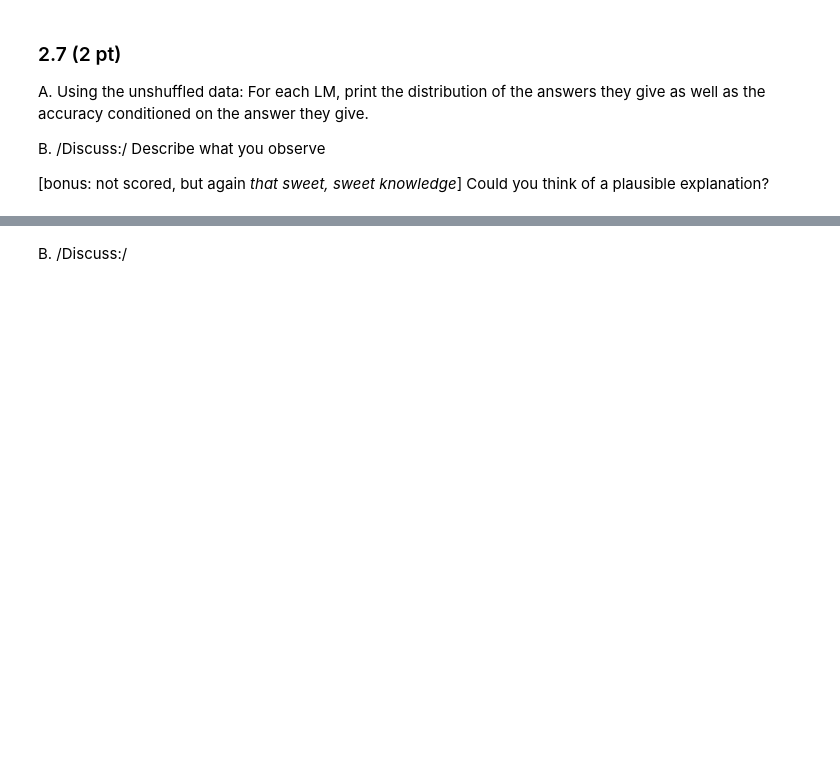
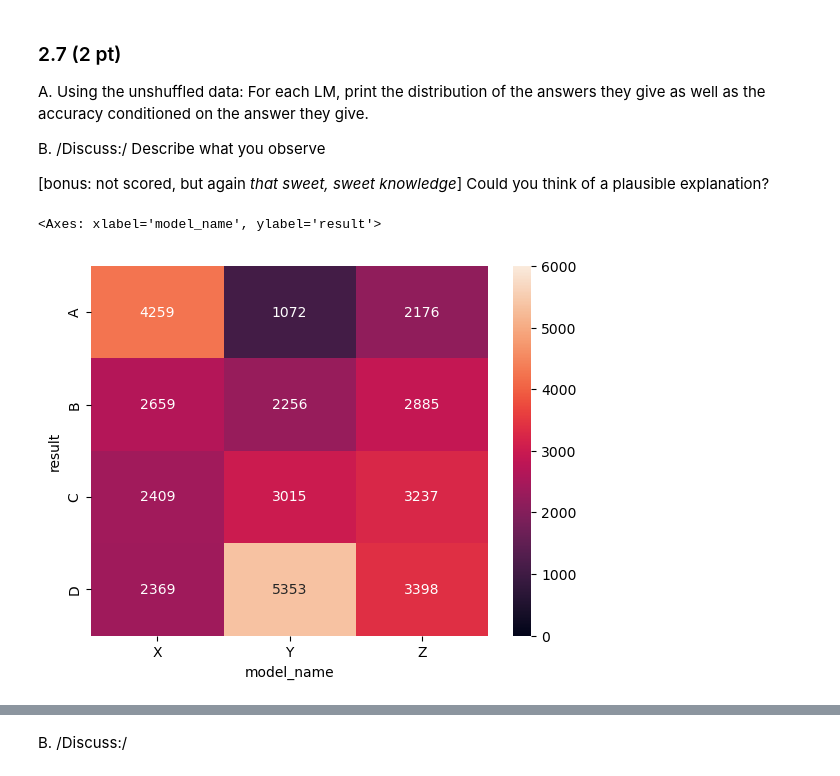
Before and after one commit to Luca-Engel/ADA-H1-Neutrality, a Jupyter notebook: analysis.ipynb, the cells around one changed output, grey strips where cells are left out. Cells and saved outputs as stored; diff of their text form; code cells hidden in the pictures; blank space fills up the shorter version.

```diff
--- a/analysis.ipynb
+++ b/analysis.ipynb
@@ -930,0 +952,7 @@ plt.tight_layout()
+# %%
+#distribution of answers the different language models give
+df_mmlu_dist_answers_given = pd.crosstab(df_mmlu['result'], df_mmlu['model_name'])
+sns.heatmap(df_mmlu_dist_answers_given, annot=True,fmt='.0f', vmin = 0, vmax = 6000)
+# %% [output]
+<Axes: xlabel='model_name', ylabel='result'>
+[figure, added]
```
Also changed, not shown: parts of 12 cells of this notebook.
